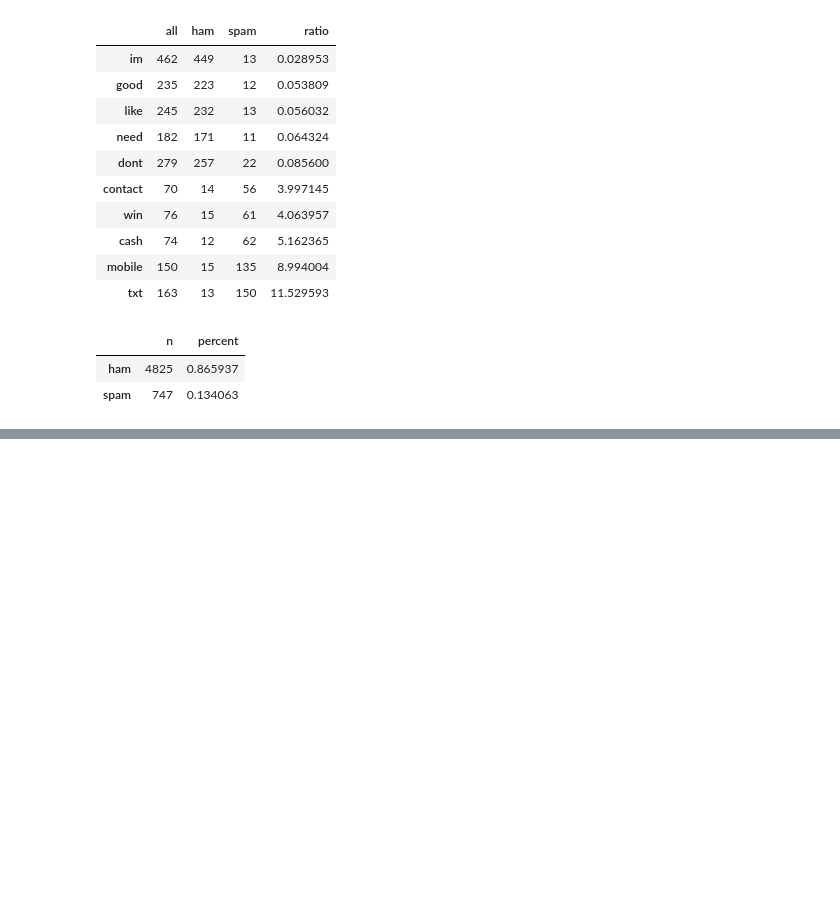
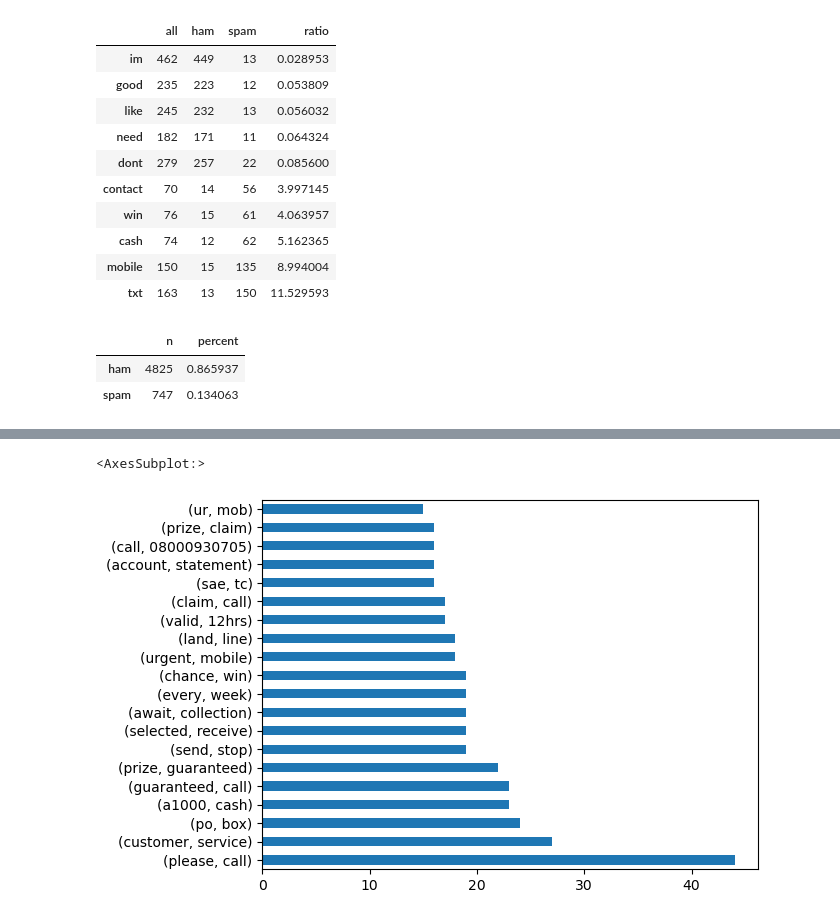
Before and after one commit to stephen-c-perry/natural-language-processing-exercises, a Jupyter notebook: explore.ipynb, the cells around one changed output, grey strips where cells are left out. Saved outputs shown, nothing was run; the diff lists cells and outputs as text; code cells hidden in the pictures; blank space fills up the shorter version.

```diff
--- a/explore.ipynb
+++ b/explore.ipynb
@@ -111,0 +147,5 @@ e.create_bigrams()
+# %%
+pd.Series(nltk.bigrams(spam_words)).value_counts().head(20).plot.barh()
+# %% [output]
+<AxesSubplot:>
+[figure, added]
```
Also changed, not shown: parts of 7 cells of this notebook, 2 other files.
